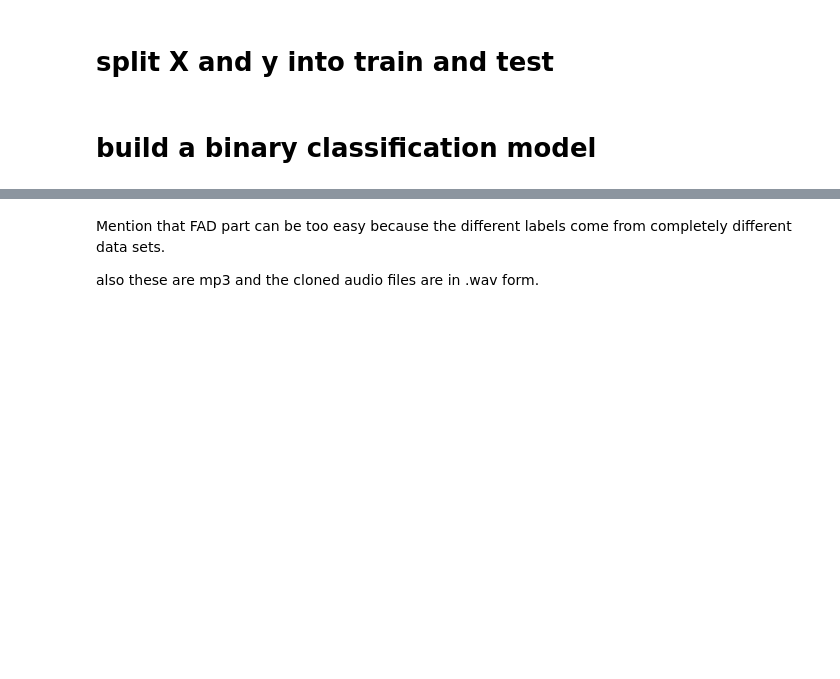
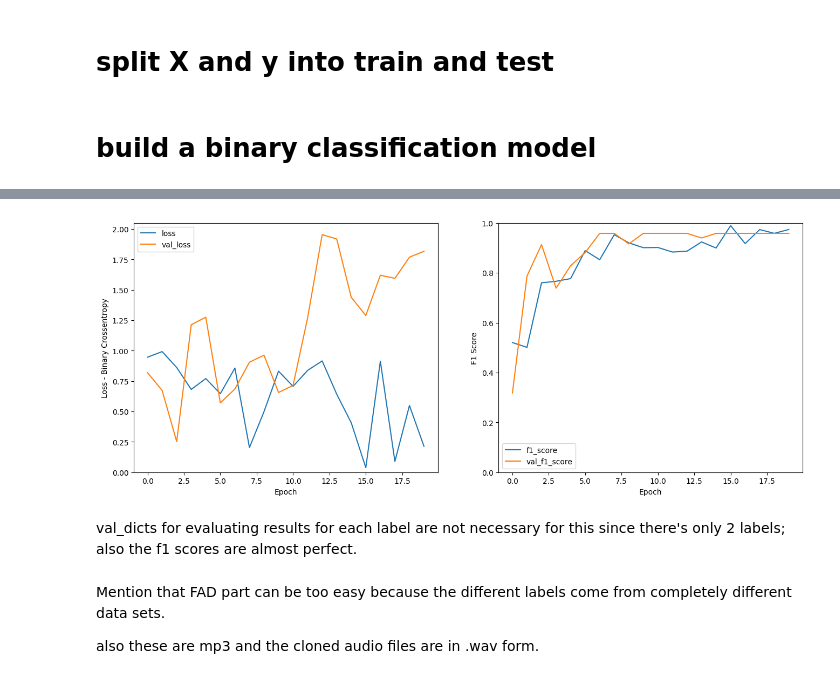
Before and after one commit to henryhyunwookim/Voice-Cloning-and-Fake-Audio-Detection, a Jupyter notebook: VoiceCloningAndFakeAudioDetection.ipynb, the cells around one changed output, grey strips where cells are left out. Cells and saved outputs as stored; diff of their text form; code cells hidden in the pictures; blank space fills up the shorter version.

```diff
--- a/VoiceCloningAndFakeAudioDetection.ipynb
+++ b/VoiceCloningAndFakeAudioDetection.ipynb
@@ -825,20 +821,32 @@ fad_normalized_X = np.concatenate(
 # %%
 fad_y = np.concatenate((common_voice_y, cloned_voice_y))
+# %%
+from tensorflow.keras.utils import to_categorical
+fad_num_labels = len(np.unique(fad_y))
+fad_y = to_categorical(
+    fad_y, num_classes=fad_num_labels
+)
 # %% [markdown]
 # split X and y into train and test
+# %%
+fad_X_train, fad_X_test, fad_y_train, fad_y_test = split_data(fad_normalized_X, fad_y, test_size=(1-train_size), stratify=fad_y, random_state=6)
 # %% [markdown]
 # build a binary classification model
 # %%
-fad_num_layers = 7
-fad_units_list = [1024, 1024, 1024, 1024, 1024, 1024, num_labels]
-fad_activation_list = ['relu', 'relu', 'relu', 'relu', 'relu', 'relu', 'softmax']
-fad_input_shape = (train_X.shape[1],)
-fad_dropout_rate = 0.5
-fad_learning_rate = 0.01
-fad_optimizer = Adam(lr=learning_rate)
-fad_loss = 'categorical_crossentropy'
-fad_metrics = ['accuracy'] => change to f1 score
-fad_num_batch_size = 64
+warnings.filterwarnings('ignore', category=UserWarning)
+import tensorflow_addons as tfa
+from tensorflow_addons.metrics import F1Score
+
+fad_num_layers = 3
+fad_units_list = [1024, 1024, fad_num_labels]
+fad_activation_list = ['relu', 'relu', 'sigmoid']
+fad_input_shape = (fad_X_train.shape[1],)
+fad_dropout_rate = 0.8
+fad_learning_rate = 0.001
+fad_optimizer = Adam(learning_rate=learning_rate)
+fad_loss = 'binary_crossentropy'
+fad_metrics = [F1Score(num_classes=fad_num_labels, threshold=0.5)]
+fad_num_batch_size = 40
 fad_num_epochs = 20
 
 fad_model_path = f'{save_dir}/fake_audio_detector.h5'
@@ -848,5 +856,5 @@ fad_model, fad_history = compile_and_fit_sequential_model(
     fad_model_path, fad_result_path,
     fad_num_layers, fad_num_labels, fad_units_list, fad_activation_list,
     fad_input_shape, fad_dropout_rate, fad_optimizer, fad_loss, fad_metrics,
-    fad_normalized_train_X, fad_train_y, fad_normalized_test_X, fad_test_y,
-    fad_num_batch_size, fad_num_epochs, checkpointer=None)
+    fad_X_train, fad_y_train, fad_X_test, fad_y_test,
+    fad_num_batch_size, fad_num_epochs, checkpointer=None, save_model=False, overwrite=False)
@@ -853,3 +886,10 @@ fad_model, fad_history = compile_and_fit_sequential_model(
+# %%
+%matplotlib inline
+plot_callbacks_history(fad_history, figsize=(16, 6), eval_metrics=['Binary Crossentropy', 'F1 Score'])
+# %% [output]
+[figure, added]
+# %% [markdown]
+val_dicts for evaluating results for each label are not necessary for this since there's only 2 labels; also the f1 scores are almost perfect.
 # %% [markdown]
 Mention that FAD part can be too easy because the different labels come from completely different data sets.
 
```
Also changed, not shown: parts of 11 cells of this notebook, 4 other files.
